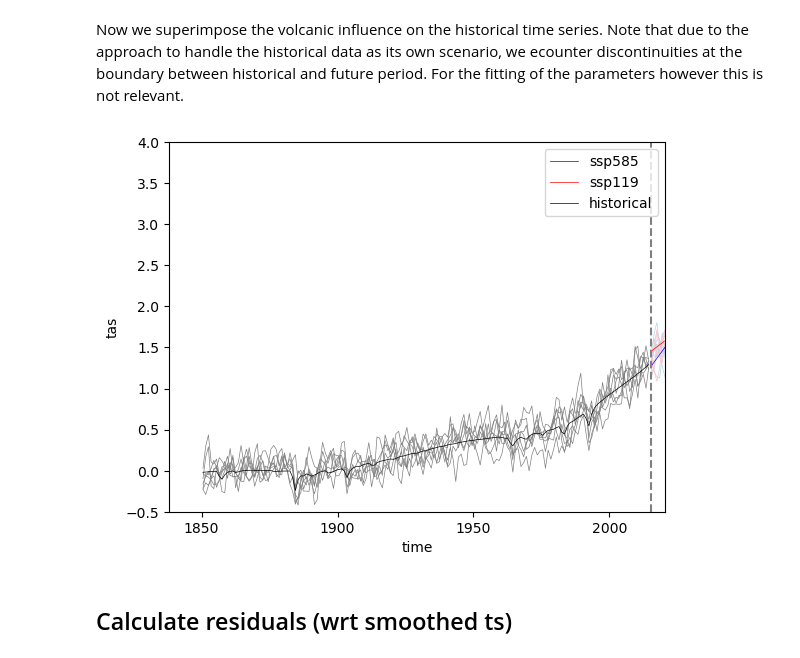
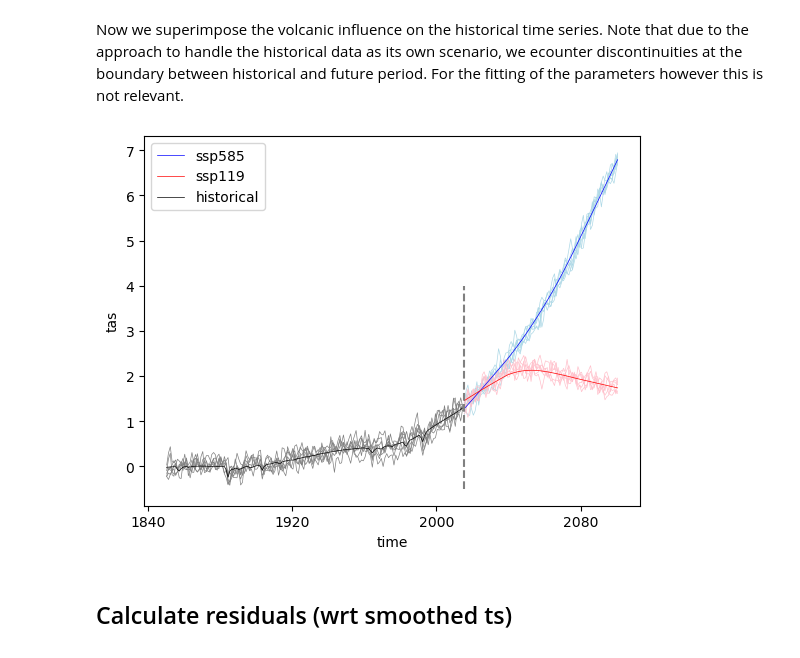
Before and after one commit to MESMER-group/mesmer, a Jupyter notebook: examples/Dataset_surfer.ipynb, the cells around one changed output. Drawn from its saved outputs; the diff is of its cells as text; code cells hidden in the pictures.

```diff
--- a/examples/Dataset_surfer.ipynb
+++ b/examples/Dataset_surfer.ipynb
@@ -229,37 +229,37 @@ f, ax = plt.subplots()
 
 # plot unsmoothed global means
 tas_globmean["ssp585"].tas.plot.line(
     ax=ax, lw=0.5, x="time", color="lightblue", add_legend=False
 )
 tas_globmean["ssp119"].tas.plot.line(
     ax=ax, lw=0.5, x="time", color="pink", add_legend=False
 )
 tas_globmean["historical"].tas.plot.line(
     ax=ax, lw=0.5, x="time", color="grey", add_legend=False
 )
 
 # plot smoothed global means including volcanic influence for historical
 tas_globmean_smoothed["ssp585"].tas.plot.line(
     ax=ax, lw=0.5, x="time", color="blue", label="ssp585"
 )
 tas_globmean_smoothed["ssp119"].tas.plot.line(
     ax=ax, lw=0.5, x="time", color="red", label="ssp119"
 )
 tas_globmean_smoothed["historical"].tas.plot.line(
     ax=ax, lw=0.5, x="time", color="black", label="historical"
 )
 
 plt.legend()
 
-xmax = tas_globmean["ssp585"].time.sel(time="2020").item()
-ax.set_xlim(None, xmax)
+# xmax = tas_globmean["ssp585"].time.sel(time="2020").item()
+# ax.set_xlim(None, xmax)
 histend = tas_globmean["ssp585"].time.sel(time="2015").item()
 ax.vlines(histend, -0.5, 4.0, color="0.5", linestyle="--")
-ax.set_ylim(-0.5, 4.0)
+# ax.set_ylim(-0.5, 4.0)
 ax.set_title("")
 plt.show()
 # %% [output]
-[figure, old version]
+[figure, new version]
 # %% [markdown]
 ## Calculate residuals (wrt smoothed ts)
 # %% [markdown]
```
Also changed, not shown: parts of 9 cells of this notebook.
